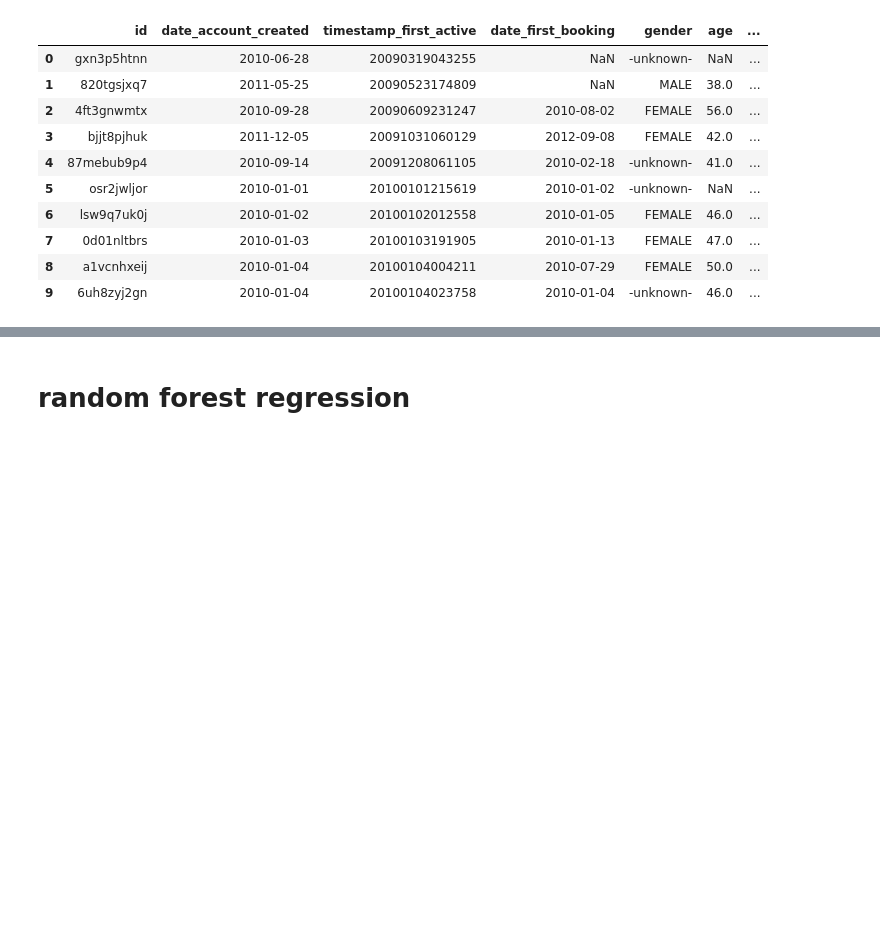
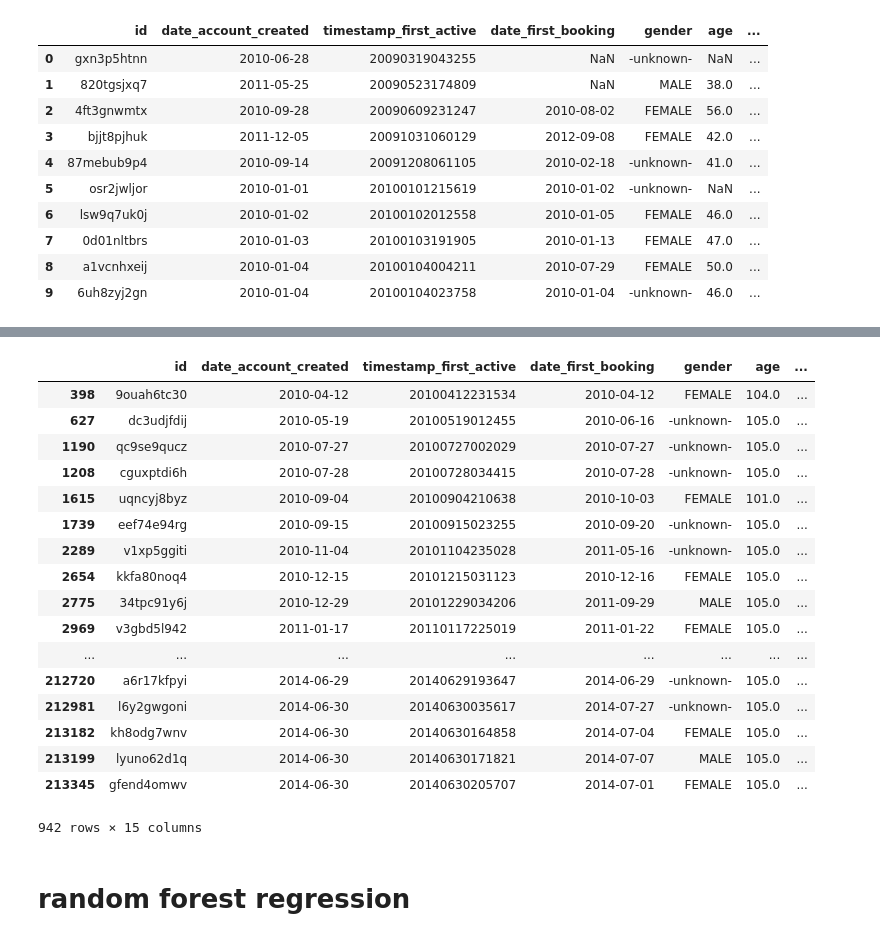
Before and after one commit to wjy5446/airbnb-new-booking, a Jupyter notebook: joe/airbnb_V1.0(EDA)_junki.ipynb, the cells around one changed output, grey strips where cells are left out. Cells and saved outputs as stored; diff of their text form; code cells hidden in the pictures; blank space fills up the shorter version.

```diff
--- a/joe/airbnb_V1.0(EDA)_junki.ipynb
+++ b/joe/airbnb_V1.0(EDA)_junki.ipynb
@@ -385,3 +524,24 @@ train_test.head(10)
+# %%
+all_copy[all_copy['age'] > 100]
+# %% [output]
+|  | id | date_account_created | timestamp_first_active | date_first_booking | gender | age | ... |
+| 398 | 9ouah6tc30 | 2010-04-12 | 20100412231534 | 2010-04-12 | FEMALE | 104.0 | ... |
+| 627 | dc3udjfdij | 2010-05-19 | 20100519012455 | 2010-06-16 | -unknown- | 105.0 | ... |
+| 1190 | qc9se9qucz | 2010-07-27 | 20100727002029 | 2010-07-27 | -unknown- | 105.0 | ... |
+| 1208 | cguxptdi6h | 2010-07-28 | 20100728034415 | 2010-07-28 | -unknown- | 105.0 | ... |
+| 1615 | uqncyj8byz | 2010-09-04 | 20100904210638 | 2010-10-03 | FEMALE | 101.0 | ... |
+| 1739 | eef74e94rg | 2010-09-15 | 20100915023255 | 2010-09-20 | -unknown- | 105.0 | ... |
+| 2289 | v1xp5ggiti | 2010-11-04 | 20101104235028 | 2011-05-16 | -unknown- | 105.0 | ... |
+| 2654 | kkfa80noq4 | 2010-12-15 | 20101215031123 | 2010-12-16 | FEMALE | 105.0 | ... |
+| 2775 | 34tpc91y6j | 2010-12-29 | 20101229034206 | 2011-09-29 | MALE | 105.0 | ... |
+| 2969 | v3gbd5l942 | 2011-01-17 | 20110117225019 | 2011-01-22 | FEMALE | 105.0 | ... |
+| ... | ... | ... | ... | ... | ... | ... | ... |
+| 212720 | a6r17kfpyi | 2014-06-29 | 20140629193647 | 2014-06-29 | -unknown- | 105.0 | ... |
+| 212981 | l6y2gwgoni | 2014-06-30 | 20140630035617 | 2014-07-27 | -unknown- | 105.0 | ... |
+| 213182 | kh8odg7wnv | 2014-06-30 | 20140630164858 | 2014-07-04 | FEMALE | 105.0 | ... |
+| 213199 | lyuno62d1q | 2014-06-30 | 20140630171821 | 2014-07-07 | MALE | 105.0 | ... |
+| 213345 | gfend4omwv | 2014-06-30 | 20140630205707 | 2014-07-01 | FEMALE | 105.0 | ... |
+942 rows × 15 columns
 # %% [markdown]
 # random forest regression
 # %%
```
Also changed, not shown: parts of 24 cells of this notebook, 2 other files.
